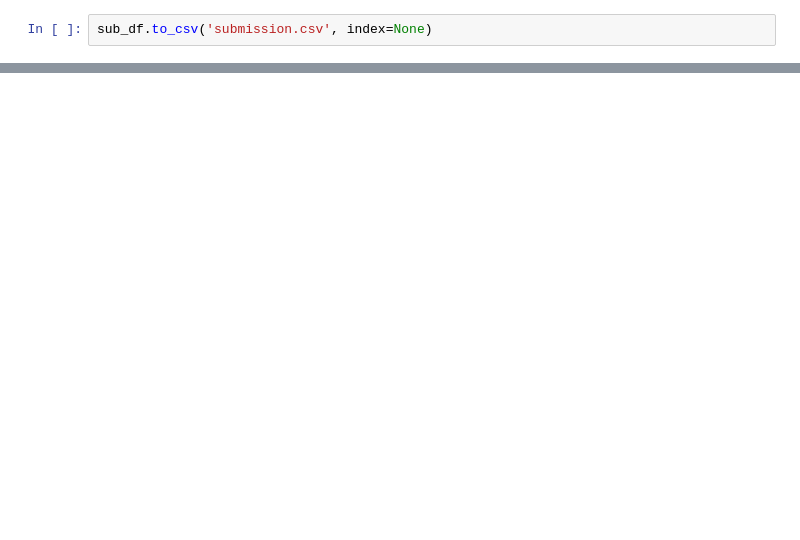
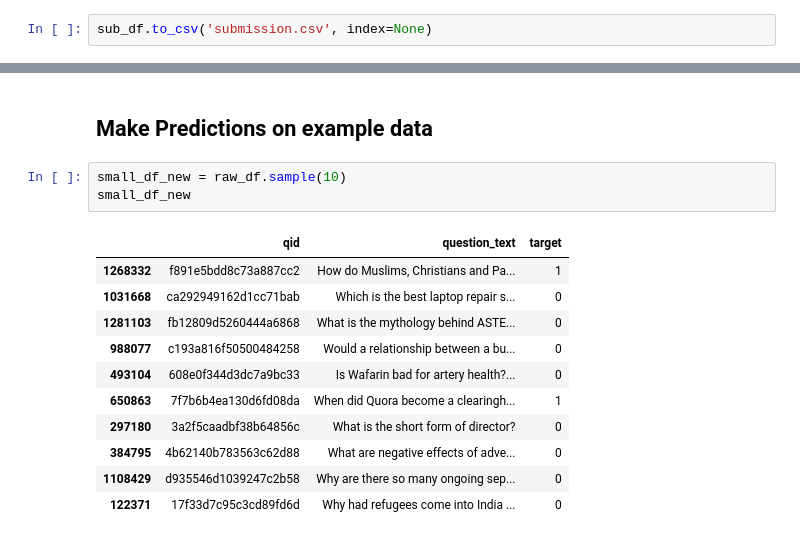
Before and after one commit to vjpaij/NLP-Insincere-Bag-Of-Words, a Jupyter notebook: bag_of_words.ipynb, the cells around one changed output, grey strips where cells are left out. Cells and saved outputs as stored; diff of their text form; blank space fills up the shorter version.

```diff
--- a/bag_of_words.ipynb
+++ b/bag_of_words.ipynb
@@ -283,0 +790,17 @@ sub_df.to_csv('submission.csv', index=None)
+# %% [markdown]
+## Make Predictions on example data
+# %%
+small_df_new = raw_df.sample(10)
+small_df_new
+# %% [output]
+|  | qid | question_text | target |
+| 1268332 | f891e5bdd8c73a887cc2 | How do Muslims, Christians and Pa... | 1 |
+| 1031668 | ca292949162d1cc71bab | Which is the best laptop repair s... | 0 |
+| 1281103 | fb12809d5260444a6868 | What is the mythology behind ASTE... | 0 |
+| 988077 | c193a816f50500484258 | Would a relationship between a bu... | 0 |
+| 493104 | 608e0f344d3dc7a9bc33 | Is Wafarin bad for artery health?... | 0 |
+| 650863 | 7f7b6b4ea130d6fd08da | When did Quora become a clearingh... | 1 |
+| 297180 | 3a2f5caadbf38b64856c | What is the short form of director? | 0 |
+| 384795 | 4b62140b783563c62d88 | What are negative effects of adve... | 0 |
+| 1108429 | d935546d1039247c2b58 | Why are there so many ongoing sep... | 0 |
+| 122371 | 17f33d7c95c3cd89fd6d | Why had refugees come into India ... | 0 |
```
Also changed, not shown: parts of 85 cells of this notebook, 4 other files.
